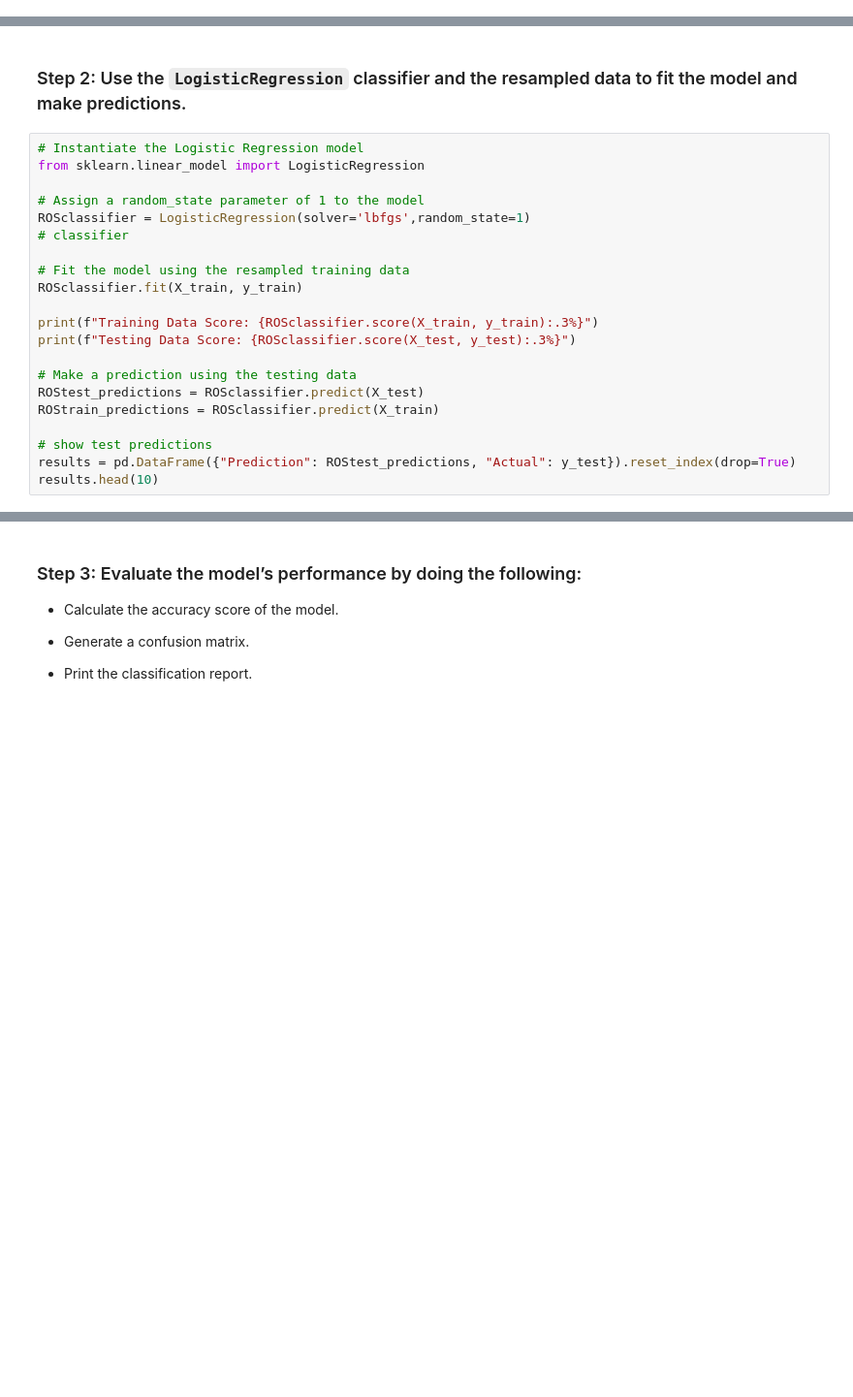
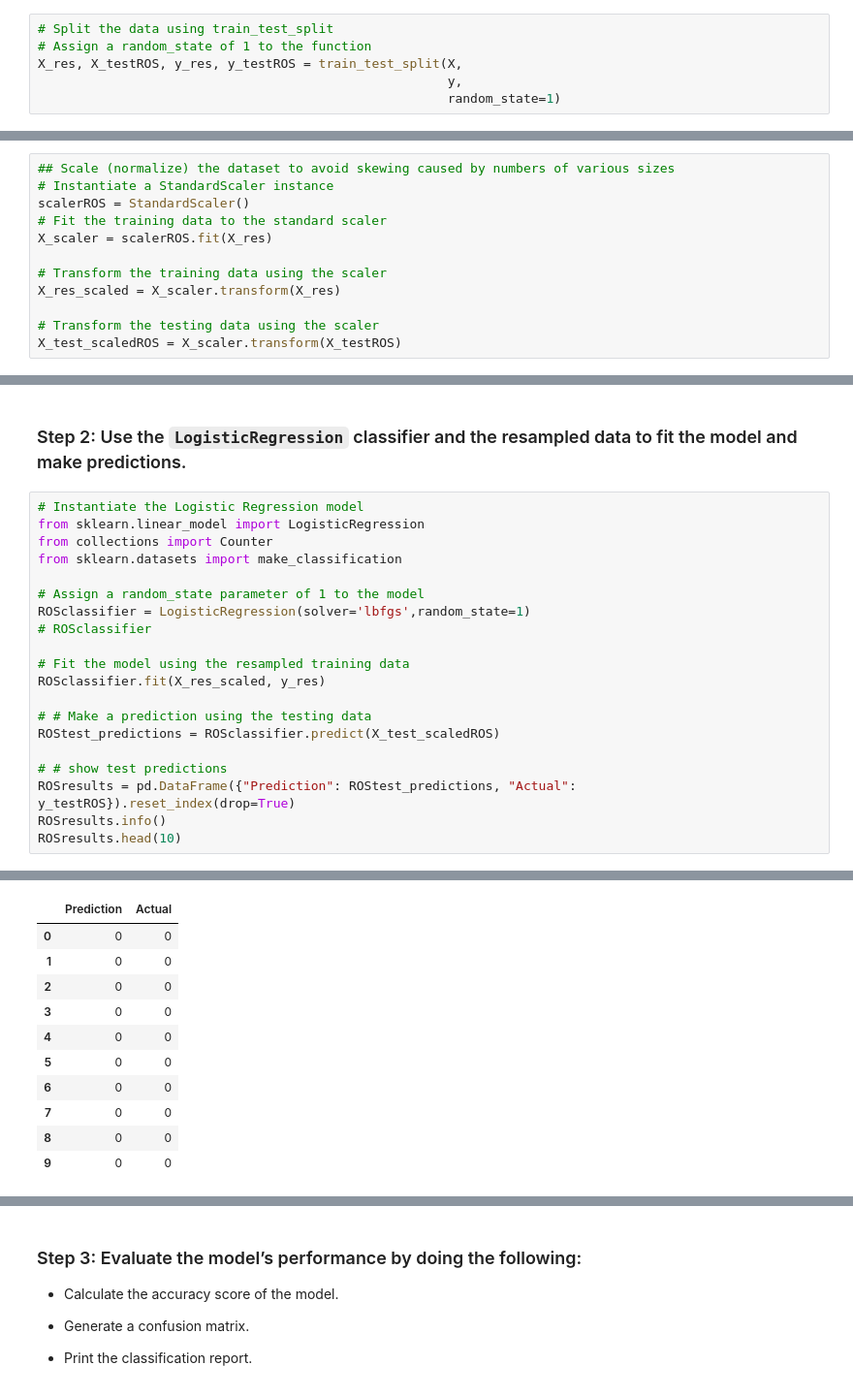
Before and after one commit to mugsiemx/credit-risk-classification, a Jupyter notebook: Credit_Risk/credit_risk_classification.ipynb, the cells around one changed output, grey strips where cells are left out. Shown at 97% size. Drawn from its saved outputs; the diff is of its cells as text; blank space fills up the shorter version.

```diff
--- a/Credit_Risk/credit_risk_classification.ipynb
+++ b/Credit_Risk/credit_risk_classification.ipynb
@@ -248,0 +326,6 @@ X_over.shape, y_over.shape
+# %%
+# Split the data using train_test_split
+# Assign a random_state of 1 to the function
+X_res, X_testROS, y_res, y_testROS = train_test_split(X,
+                                                      y,
+                                                      random_state=1)
@@ -248,0 +352,12 @@ X_over.shape, y_over.shape
+# %%
+## Scale (normalize) the dataset to avoid skewing caused by numbers of various sizes
+# Instantiate a StandardScaler instance
+scalerROS = StandardScaler()
+# Fit the training data to the standard scaler
+X_scaler = scalerROS.fit(X_res)
+
+# Transform the training data using the scaler
+X_res_scaled = X_scaler.transform(X_res)
+
+# Transform the testing data using the scaler
+X_test_scaledROS = X_scaler.transform(X_testROS)
@@ -251,21 +373,21 @@ X_over.shape, y_over.shape
 # %%
 # Instantiate the Logistic Regression model
 from sklearn.linear_model import LogisticRegression
+from collections import Counter
+from sklearn.datasets import make_classification
 
 # Assign a random_state parameter of 1 to the model
 ROSclassifier = LogisticRegression(solver='lbfgs',random_state=1)
-# classifier
+# ROSclassifier
 
 # Fit the model using the resampled training data
-ROSclassifier.fit(X_train, y_train)
+ROSclassifier.fit(X_res_scaled, y_res)
 
-print(f"Training Data Score: {ROSclassifier.score(X_train, y_train):.3%}")
-print(f"Testing Data Score: {ROSclassifier.score(X_test, y_test):.3%}")
+# # Make a prediction using the testing data
+ROStest_predictions = ROSclassifier.predict(X_test_scaledROS)
 
-# Make a prediction using the testing data
-ROStest_predictions = ROSclassifier.predict(X_test)
-ROStrain_predictions = ROSclassifier.predict(X_train)
-
-# show test predictions
-results = pd.DataFrame({"Prediction": ROStest_predictions, "Actual": y_test}).reset_index(drop=True)
-results.head(10)
+# # show test predictions
+ROSresults = pd.DataFrame({"Prediction": ROStest_predictions, "Actual": y_testROS}).reset_index(drop=True)
+ROSresults.info()
+ROSresults.head(10)
+# %% [output]
@@ -271,0 +403,11 @@ results.head(10)
+|  | Prediction | Actual |
+| 0 | 0 | 0 |
+| 1 | 0 | 0 |
+| 2 | 0 | 0 |
+| 3 | 0 | 0 |
+| 4 | 0 | 0 |
+| 5 | 0 | 0 |
+| 6 | 0 | 0 |
+| 7 | 0 | 0 |
+| 8 | 0 | 0 |
+| 9 | 0 | 0 |
```
Also changed, not shown: parts of 33 cells of this notebook, 1 other file.
